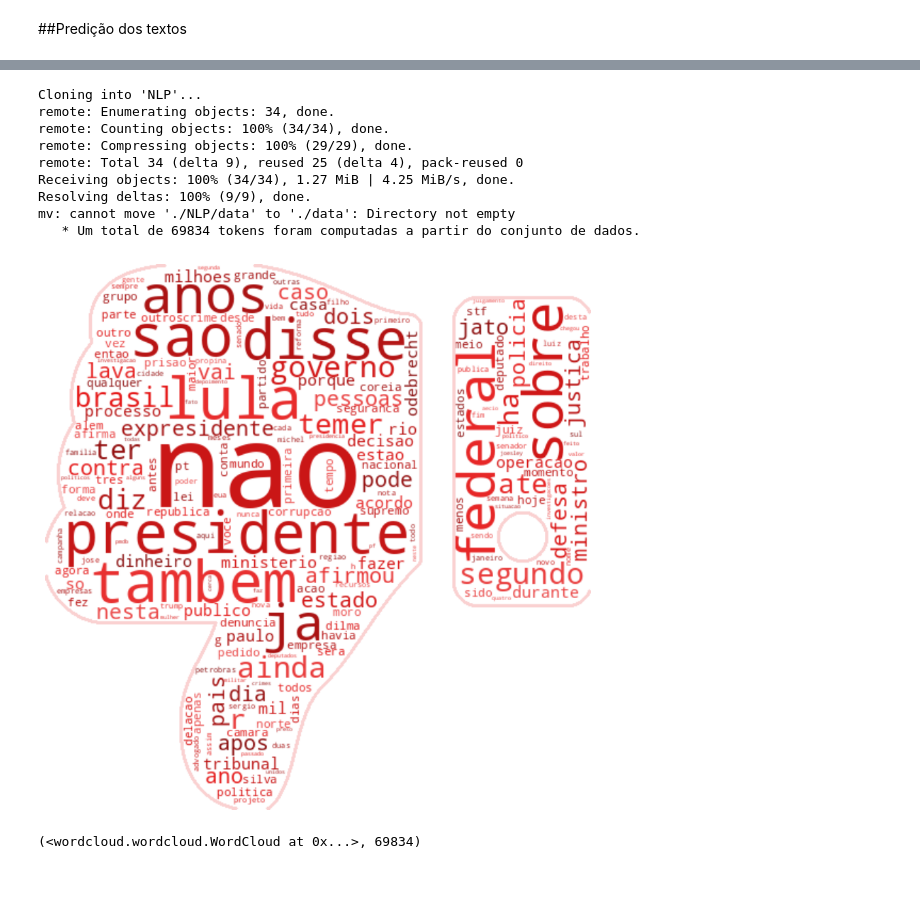
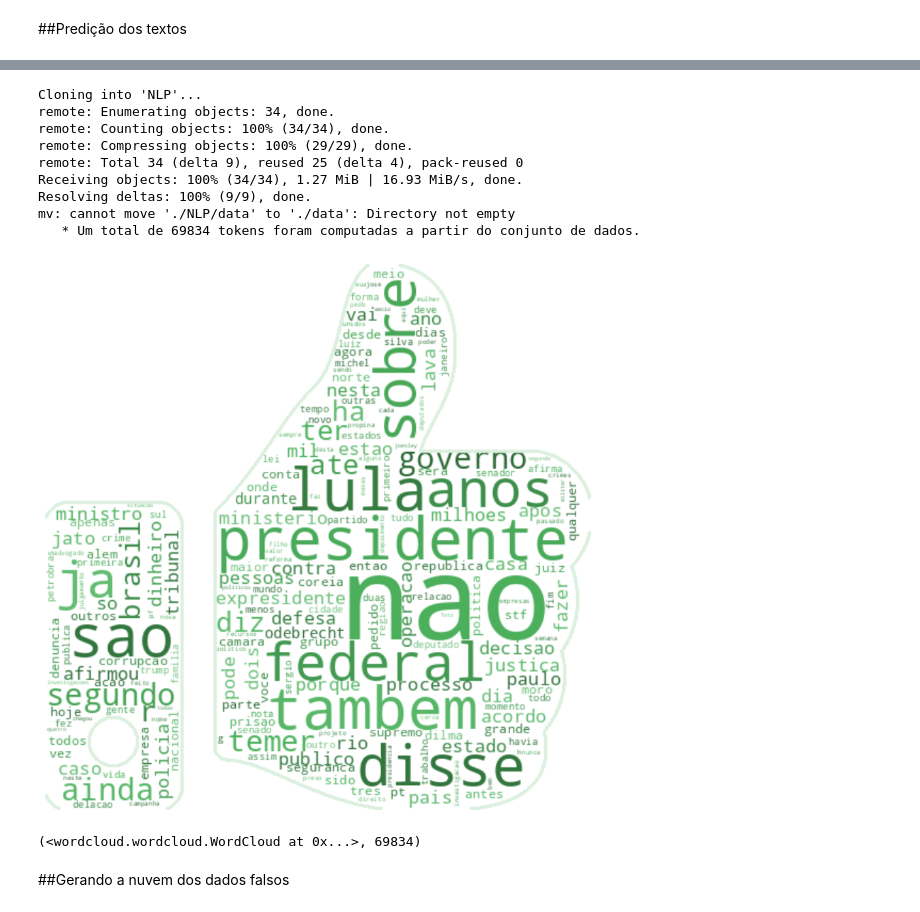
Before and after one commit to dittmanndiogo/nlp_model, a Jupyter notebook: trabalho_nlp_backup.ipynb, the cells around one changed output, grey strips where cells are left out. Saved outputs shown, nothing was run; the diff lists cells and outputs as text; code cells hidden in the pictures; blank space fills up the shorter version.

```diff
--- a/trabalho_nlp_backup.ipynb
+++ b/trabalho_nlp_backup.ipynb
@@ -390,0 +572,26 @@ fake_texts = fake_data['processed_text']
+# %%
+# Função para remover stopwords e pontuações
+def preprocess_text(text):
+    if isinstance(text, str):  # Verifique se é uma string
+        stop_words = set(stopwords.words('portuguese'))
+        punctuation = set(string.punctuation)
+        tokens = word_tokenize(text)
+        cleaned_tokens = [token.lower() for token in tokens if token.lower() not in stop_words and token.lower() not in punctuation]
+        return cleaned_tokens
+    else:
+        return []  # Retorna uma lista vazia se não for uma string
+
+# Aplicar pré-processamento ao texto
+true_data['processed_text'] = true_data['processed_text'].apply(preprocess_text)
+
+# Inicializar um dicionário vazio para contar as ocorrências
+true_words_dict = {}
+
+for index, row in true_data.iterrows():
+    for token in row['processed_text']:
+        if token in true_words_dict:
+            true_words_dict[token] += 1
+        else:
+            true_words_dict[token] = 1
+
+print(true_words_dict)
@@ -391,3 +605,27 @@ fake_texts = fake_data['processed_text']
+# %%
+!git clone https://github.com/N-CPUninter/NLP.git
+!rm ./NLP/*.ipynb
+!mv ./NLP/* .
+!rm -r NLP
+
+
+from funcoes_auxiliares import gerar_nuvem_palavras
+gerar_nuvem_palavras(dicionario_tokens_e_frequencia=true_words_dict,
+                      arquivo_mascara='thumbs_up_mask.png')
+# %% [output]
+Cloning into 'NLP'...
+remote: Enumerating objects: 34, done.
+remote: Counting objects: 100% (34/34), done.
+remote: Compressing objects: 100% (29/29), done.
+remote: Total 34 (delta 9), reused 25 (delta 4), pack-reused 0
+Receiving objects: 100% (34/34), 1.27 MiB | 16.93 MiB/s, done.
+Resolving deltas: 100% (9/9), done.
+mv: cannot move './NLP/data' to './data': Directory not empty
+   * Um total de 69834 tokens foram computadas a partir do conjunto de dados.
+[figure, added]
+(<wordcloud.wordcloud.WordCloud at 0x...>, 69834)
+# %% [markdown]
+##Gerando a nuvem dos dados falsos
 # %%
 # Função para remover stopwords e pontuações
 def preprocess_text(text):
@@ -420,17 +660,5 @@ print(words_dict)
 
 
 from funcoes_auxiliares import gerar_nuvem_palavras
-gerar_nuvem_palavras(dicionario_tokens_e_frequencia=words_dict,
+gerar_nuvem_palavras(dicionario_tokens_e_frequencia=fake_words_dict,
                       arquivo_mascara='thumbs_down_mask.png')
-# %% [output]
-Cloning into 'NLP'...
-remote: Enumerating objects: 34, done.
-remote: Counting objects: 100% (34/34), done.
-remote: Compressing objects: 100% (29/29), done.
-remote: Total 34 (delta 9), reused 25 (delta 4), pack-reused 0
-Receiving objects: 100% (34/34), 1.27 MiB | 4.25 MiB/s, done.
-Resolving deltas: 100% (9/9), done.
-mv: cannot move './NLP/data' to './data': Directory not empty
-   * Um total de 69834 tokens foram computadas a partir do conjunto de dados.
-[figure, removed]
-(<wordcloud.wordcloud.WordCloud at 0x...>, 69834)
```
Also changed, not shown: parts of 29 cells of this notebook.
